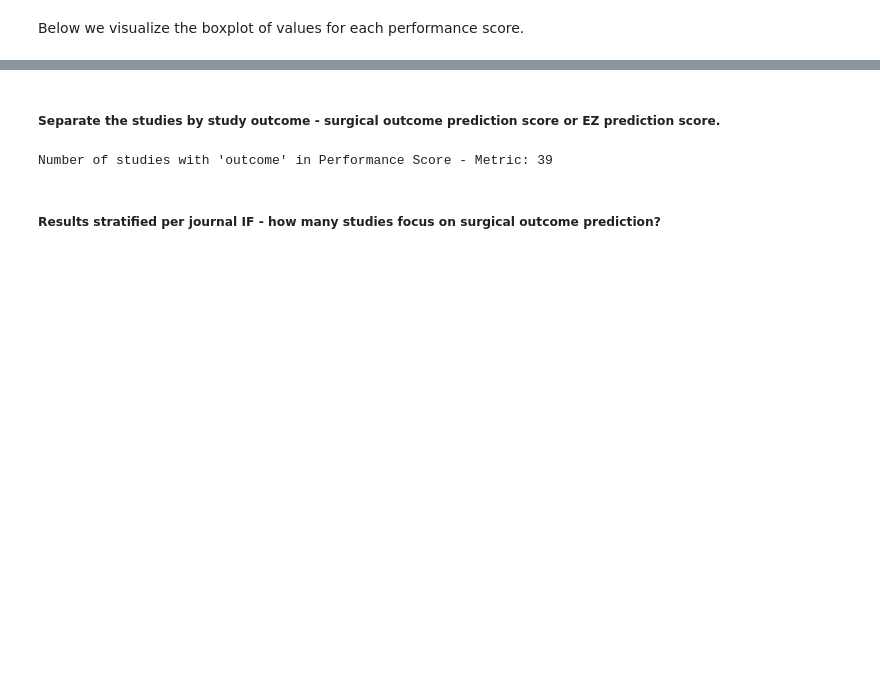
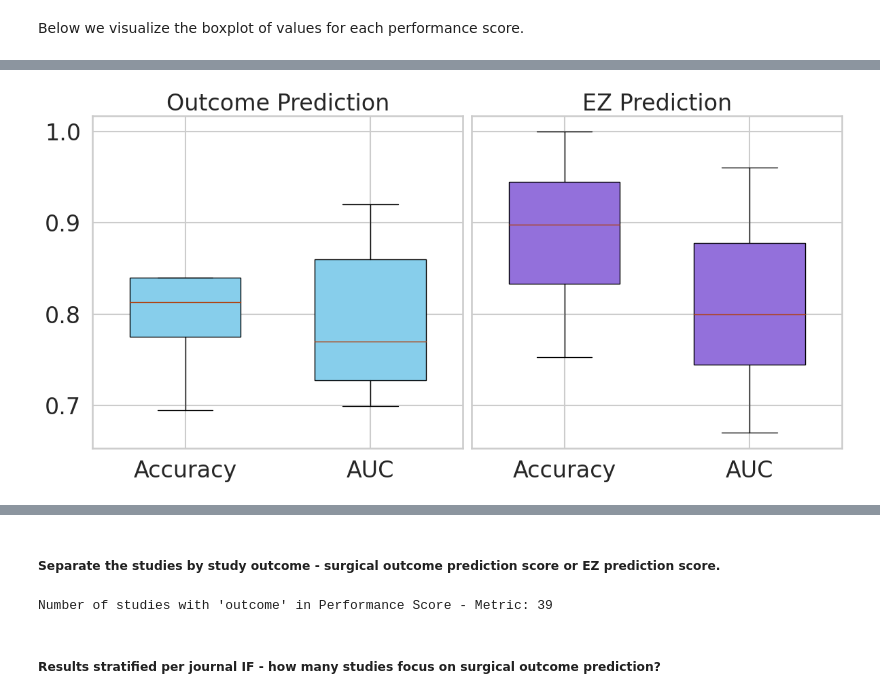
Before and after one commit to ivkarla/epigame, a Jupyter notebook: epirev/epirev_results_prelim.ipynb, the cells around one changed output, grey strips where cells are left out. Drawn from its saved outputs; the diff is of its cells as text; code cells hidden in the pictures; blank space fills up the shorter version.

```diff
--- a/epirev/epirev_results_prelim.ipynb
+++ b/epirev/epirev_results_prelim.ipynb
@@ -406,0 +423,81 @@ plt.show()
+# %%
+scores = list(sorted_df["Performance Score - Metric\n[Question ID: 57631][Field ID: 93691x122076]"].unique())
+# print(scores)
+
+# Initialize dictionaries
+outcome_scores = {'Accuracy': [], 'AUC': []}
+ez_scores = {'Accuracy': [], 'AUC': []}
+
+ez_keywords = ['soz', 'ez', 'en', 'epileptogenicity', 'ra', '(r)']
+
+# Classify scores
+for score in scores:
+    if 'outcome' in score.lower():
+        if 'accuracy' in score.lower():
+            outcome_scores['Accuracy'].append(score)
+        elif 'auc' in score.lower():
+            outcome_scores['AUC'].append(score)
+
+    elif any(keyword in score.lower() for keyword in ez_keywords):
+        if 'accuracy' in score.lower():
+            ez_scores['Accuracy'].append(score)
+        elif 'auc' in score.lower():
+            ez_scores['AUC'].append(score)
+
+
+# Print the dictionaries
+print("Outcome Scores:")
+print(outcome_scores)
+print("\nEZ Scores:")
+print(ez_scores)
+
+def get_score_values(df, scores):
+    metric_column = "Performance Score - Metric\n[Question ID: 57631][Field ID: 93691x122076]"
+    value_column = "Performance Score - Value\n[Question ID: 57631][Field ID: 93693x122078]"
+    pmid_column = "PMID"
+    score_values, pmids = [], []
+    for score in scores:
+        score_mask = df[metric_column] == score
+        score_values.extend(df.loc[score_mask, value_column].tolist())
+        pmids.extend(df.loc[score_mask, pmid_column].tolist())
+        # print(score, score_values)
+    return score_values, pmids
+
+# Create a figure with two subplots
+fig, axes = plt.subplots(1, 2, figsize=(12, 6), sharey=True)
+
+outcome_score_vals, ez_score_vals = {"PMID_AUC":[], "PMID_Accuracy":[], "Accuracy":[], "AUC":[]}, {"PMID_AUC":[], "PMID_Accuracy":[], "Accuracy":[], "AUC":[]}
+
+# Plot boxplots for Outcome scores
+for i, (score_name, score_values) in enumerate(outcome_scores.items()):
+    data = get_score_values(sorted_df, score_values)[0]
+    pmids = get_score_values(sorted_df, score_values)[1]
+    print(f"Number of studies that computed outcome prediction {score_name}: {len(data)}")
+    axes[0].boxplot(data, positions=[i], widths=0.6, patch_artist=True, showfliers=False, labels=[score_name], boxprops=dict(facecolor='skyblue'))
+    axes[0].set_title('Outcome Prediction', fontsize=24)
+    axes[0].tick_params(axis='both', which='major', labelsize=24)
+    axes[0].grid(True)
+
+    outcome_score_vals[score_name].extend(data)
+    outcome_score_vals[f"PMID_{score_name}"].extend(pmids)
+
+# Plot boxplots for EZ scores
+for i, (score_name, score_values) in enumerate(ez_scores.items()):
+    data = get_score_values(sorted_df, score_values)[0]
+    pmids = get_score_values(sorted_df, score_values)[1]
+    print(f"Number of studies that computed EZ prediction {score_name}: {len(data)}")
+    axes[1].boxplot(data, positions=[i], widths=0.6, patch_artist=True, showfliers=False, labels=[score_name], boxprops=dict(facecolor='mediumpurple'))
+    axes[1].set_title('EZ Prediction', fontsize=24)
+    axes[1].tick_params(axis='both', which='major', labelsize=24)
+    axes[1].grid(True)
+
+    ez_score_vals[score_name].extend(data)
+    ez_score_vals[f"PMID_{score_name}"].extend(pmids)
+
+# Adjust layout
+plt.tight_layout()
+
+# Show plot
+plt.show()
+print(ez_score_vals)
+# %% [output]
@@ -406,0 +513 @@ plt.show()
+[figure, added]
```
Also changed, not shown: parts of 20 cells of this notebook.
